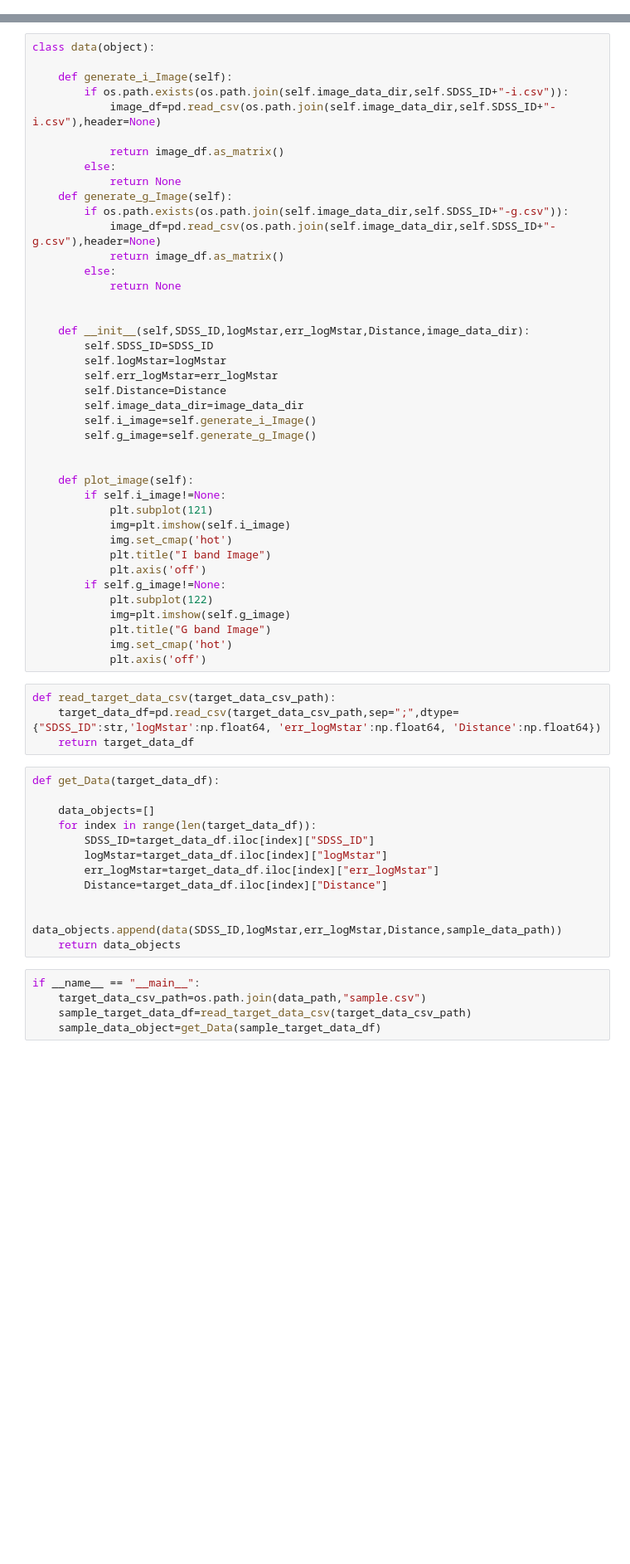
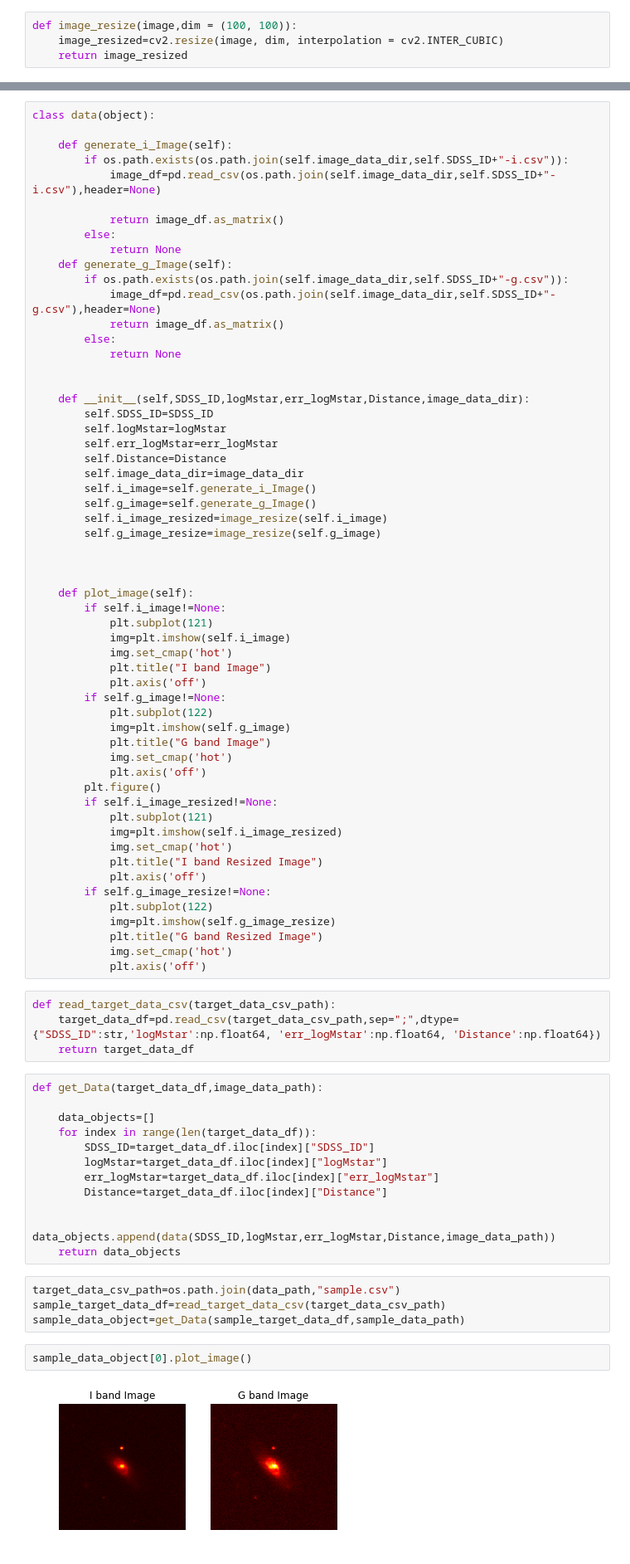
Before and after one commit to VigneshBaskar/Astrohack, a Jupyter notebook: Code/Pre_processing/Read_Preprocess_data.ipynb, the cells around one changed output, grey strips where cells are left out. Shown at 83% size. Drawn from its saved outputs; the diff is of its cells as text; blank space fills up the shorter version.

Commit message:
Resizing the images and adding them to the plot_image function of the class

```diff
--- a/Code/Pre_processing/Read_Preprocess_data.ipynb
+++ b/Code/Pre_processing/Read_Preprocess_data.ipynb
@@ -14,3 +14,7 @@ for i in range(3):
     current_path=os.path.dirname(current_path)
 
 from param_global import *
+# %%
+def image_resize(image,dim = (100, 100)):
+    image_resized=cv2.resize(image, dim, interpolation = cv2.INTER_CUBIC)
+    return image_resized
@@ -40,6 +52,9 @@ class data(object):
         self.image_data_dir=image_data_dir
         self.i_image=self.generate_i_Image()
         self.g_image=self.generate_g_Image()
+        self.i_image_resized=image_resize(self.i_image)
+        self.g_image_resize=image_resize(self.g_image)
+
 
 
     def plot_image(self):
@@ -55,12 +70,25 @@ class data(object):
             plt.title("G band Image")
             img.set_cmap('hot')
             plt.axis('off')
+        plt.figure()
+        if self.i_image_resized!=None:
+            plt.subplot(121)
+            img=plt.imshow(self.i_image_resized)
+            img.set_cmap('hot')
+            plt.title("I band Resized Image")
+            plt.axis('off')
+        if self.g_image_resize!=None:
+            plt.subplot(122)
+            img=plt.imshow(self.g_image_resize)
+            plt.title("G band Resized Image")
+            img.set_cmap('hot')
+            plt.axis('off')
 # %%
 def read_target_data_csv(target_data_csv_path):
     target_data_df=pd.read_csv(target_data_csv_path,sep=";",dtype={"SDSS_ID":str,'logMstar':np.float64, 'err_logMstar':np.float64, 'Distance':np.float64})
     return target_data_df
 # %%
-def get_Data(target_data_df):
+def get_Data(target_data_df,image_data_path):
 
     data_objects=[]
     for index in range(len(target_data_df)):
@@ -69,10 +97,13 @@ def get_Data(target_data_df):
         err_logMstar=target_data_df.iloc[index]["err_logMstar"]
         Distance=target_data_df.iloc[index]["Distance"]
 
-        data_objects.append(data(SDSS_ID,logMstar,err_logMstar,Distance,sample_data_path))
+        data_objects.append(data(SDSS_ID,logMstar,err_logMstar,Distance,image_data_path))
     return data_objects
 # %%
-if __name__ == "__main__":
-    target_data_csv_path=os.path.join(data_path,"sample.csv")
-    sample_target_data_df=read_target_data_csv(target_data_csv_path)
-    sample_data_object=get_Data(sample_target_data_df)
+target_data_csv_path=os.path.join(data_path,"sample.csv")
+sample_target_data_df=read_target_data_csv(target_data_csv_path)
+sample_data_object=get_Data(sample_target_data_df,sample_data_path)
+# %%
+sample_data_object[0].plot_image()
+# %% [output]
+[figure, added]
```
Also changed, not shown: parts of 2 cells of this notebook.
